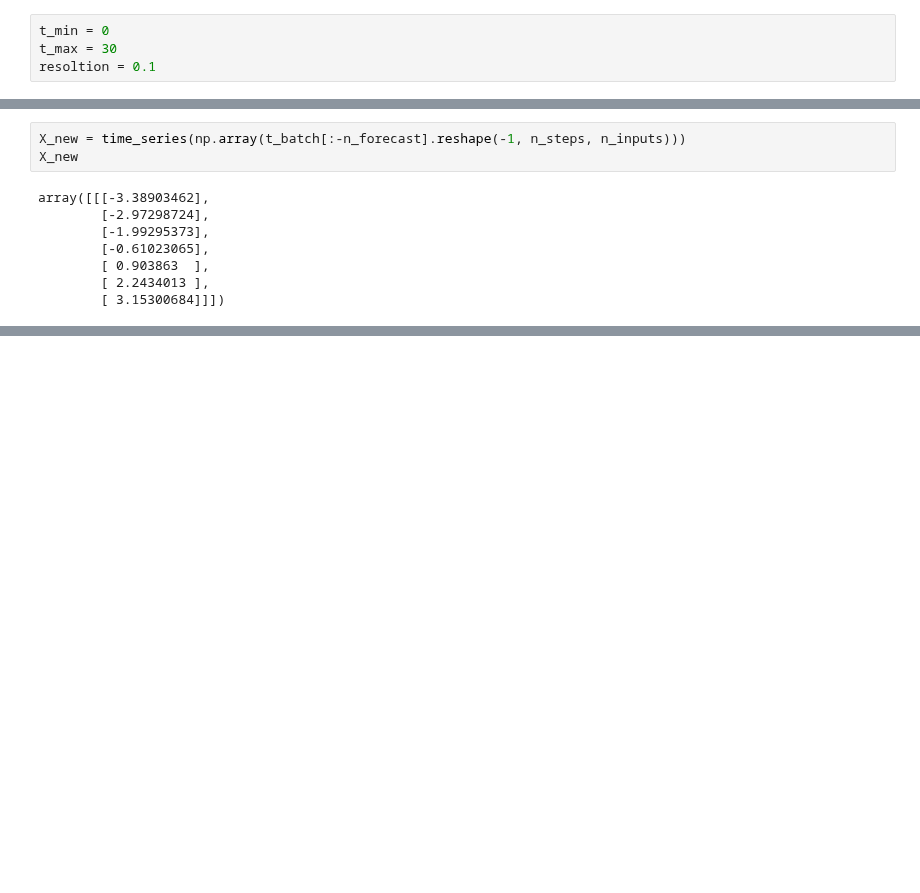
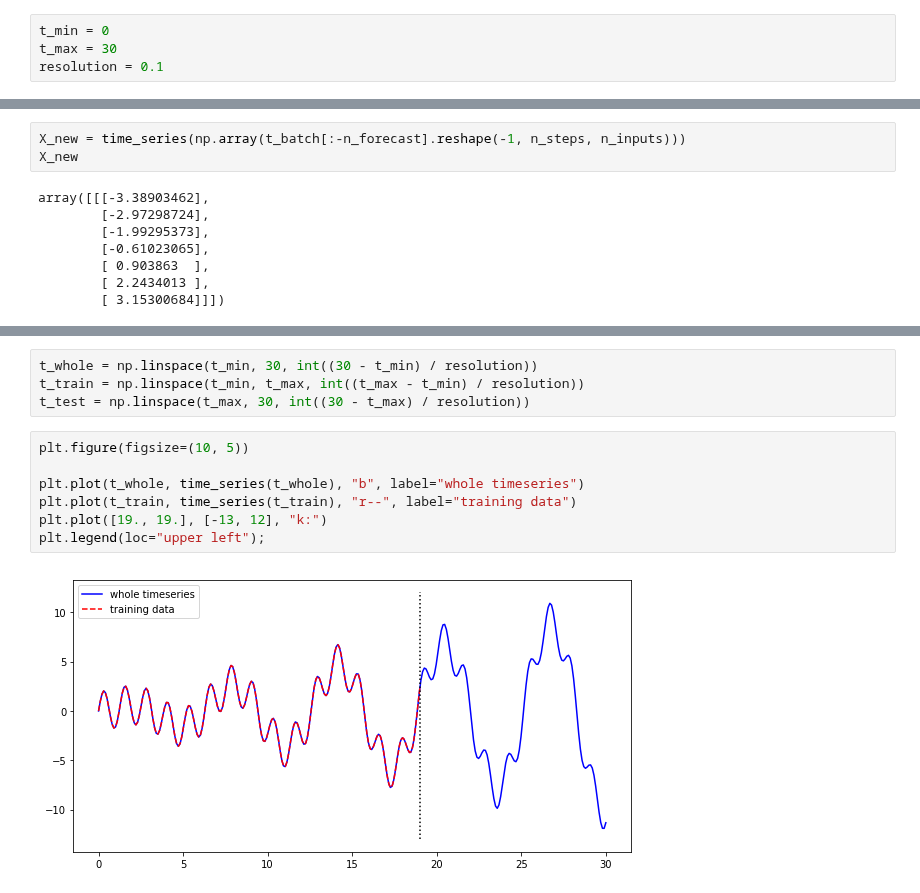
Before and after one commit to Schnell5/ML, a Jupyter notebook: notebooks/TensorFlow_RNN.ipynb, the cells around one changed output, grey strips where cells are left out. Cells and saved outputs as stored; diff of their text form; blank space fills up the shorter version.

```diff
--- a/notebooks/TensorFlow_RNN.ipynb
+++ b/notebooks/TensorFlow_RNN.ipynb
@@ -325,7 +325,7 @@ import numpy as np
 # %%
 t_min = 0
 t_max = 30
-resoltion = 0.1
+resolution = 0.1
 # %%
 def time_series(t):
     return t * np.sin(t) / 3 + 2 * np.sin(5 * t)
@@ -1104,0 +1112,13 @@ plt.legend(loc="upper left");
+# %%
+t_whole = np.linspace(t_min, 30, int((30 - t_min) / resolution))
+t_train = np.linspace(t_min, t_max, int((t_max - t_min) / resolution))
+t_test = np.linspace(t_max, 30, int((30 - t_max) / resolution))
+# %%
+plt.figure(figsize=(10, 5))
+
+plt.plot(t_whole, time_series(t_whole), "b", label="whole timeseries")
+plt.plot(t_train, time_series(t_train), "r--", label="training data")
+plt.plot([19., 19.], [-13, 12], "k:")
+plt.legend(loc="upper left");
+# %% [output]
+[figure, added]
```
Also changed, not shown: parts of 32 cells of this notebook.
